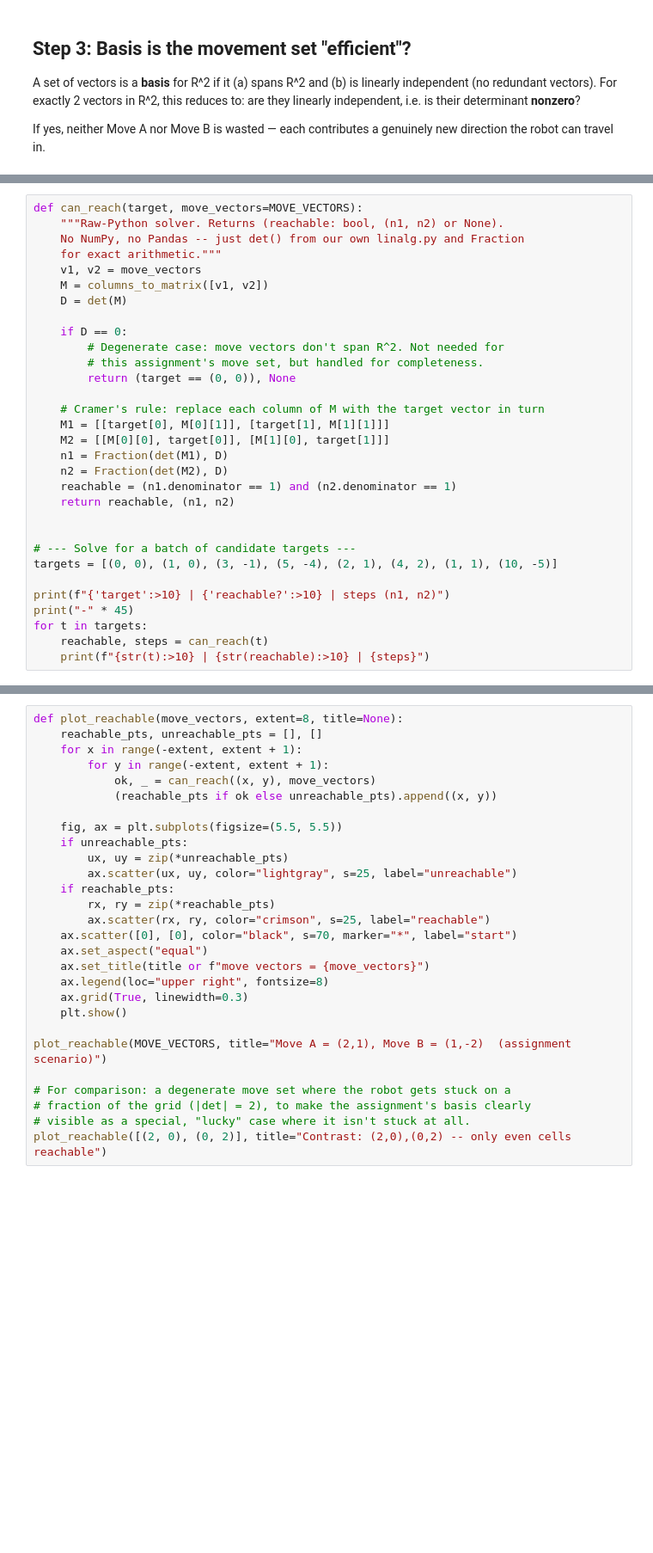
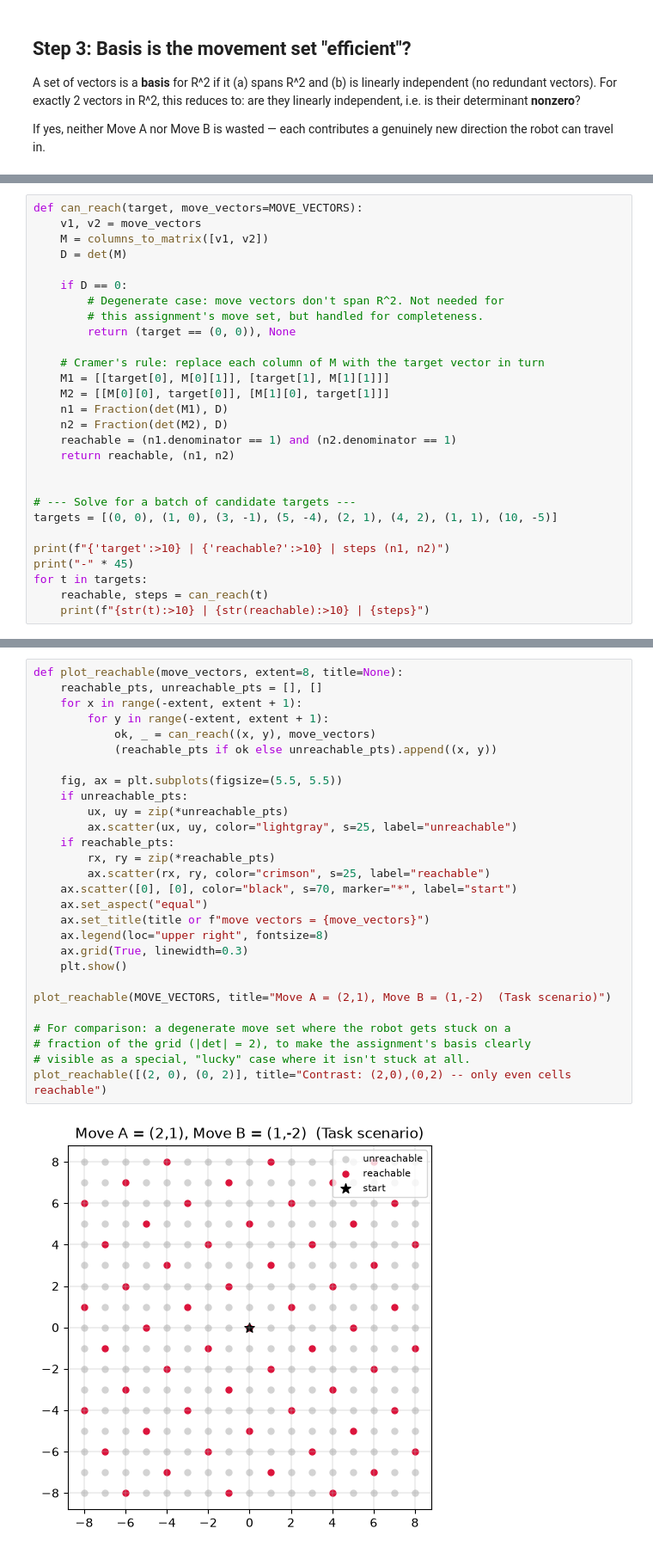
Before and after one commit to simachewalamneh/span-basis-transforms, a Jupyter notebook: restricted_robot.ipynb, the cells around one changed output, grey strips where cells are left out. Shown at 86% size. Drawn from its saved outputs; the diff is of its cells as text; blank space fills up the shorter version.

```diff
--- a/restricted_robot.ipynb
+++ b/restricted_robot.ipynb
@@ -145,9 +156,6 @@ numbers, the target is reachable; if either has a leftover fractional
 part, it isn't.
 # %%
 def can_reach(target, move_vectors=MOVE_VECTORS):
-    """Raw-Python solver. Returns (reachable: bool, (n1, n2) or None).
-    No NumPy, no Pandas -- just det() from our own linalg.py and Fraction
-    for exact arithmetic."""
     v1, v2 = move_vectors
     M = columns_to_matrix([v1, v2])
     D = det(M)
@@ -204,28 +229,30 @@ reach them.
 # %%
 def plot_reachable(move_vectors, extent=8, title=None):
     reachable_pts, unreachable_pts = [], []
     for x in range(-extent, extent + 1):
         for y in range(-extent, extent + 1):
             ok, _ = can_reach((x, y), move_vectors)
             (reachable_pts if ok else unreachable_pts).append((x, y))
 
     fig, ax = plt.subplots(figsize=(5.5, 5.5))
     if unreachable_pts:
         ux, uy = zip(*unreachable_pts)
         ax.scatter(ux, uy, color="lightgray", s=25, label="unreachable")
     if reachable_pts:
         rx, ry = zip(*reachable_pts)
         ax.scatter(rx, ry, color="crimson", s=25, label="reachable")
     ax.scatter([0], [0], color="black", s=70, marker="*", label="start")
     ax.set_aspect("equal")
     ax.set_title(title or f"move vectors = {move_vectors}")
     ax.legend(loc="upper right", fontsize=8)
     ax.grid(True, linewidth=0.3)
     plt.show()
 
-plot_reachable(MOVE_VECTORS, title="Move A = (2,1), Move B = (1,-2)  (assignment scenario)")
+plot_reachable(MOVE_VECTORS, title="Move A = (2,1), Move B = (1,-2)  (Task scenario)")
 
 # For comparison: a degenerate move set where the robot gets stuck on a
 # fraction of the grid (|det| = 2), to make the assignment's basis clearly
 # visible as a special, "lucky" case where it isn't stuck at all.
 plot_reachable([(2, 0), (0, 2)], title="Contrast: (2,0),(0,2) -- only even cells reachable")
+# %% [output]
+[figure, added]
```
Also changed, not shown: parts of 12 cells of this notebook, 1 other file.
